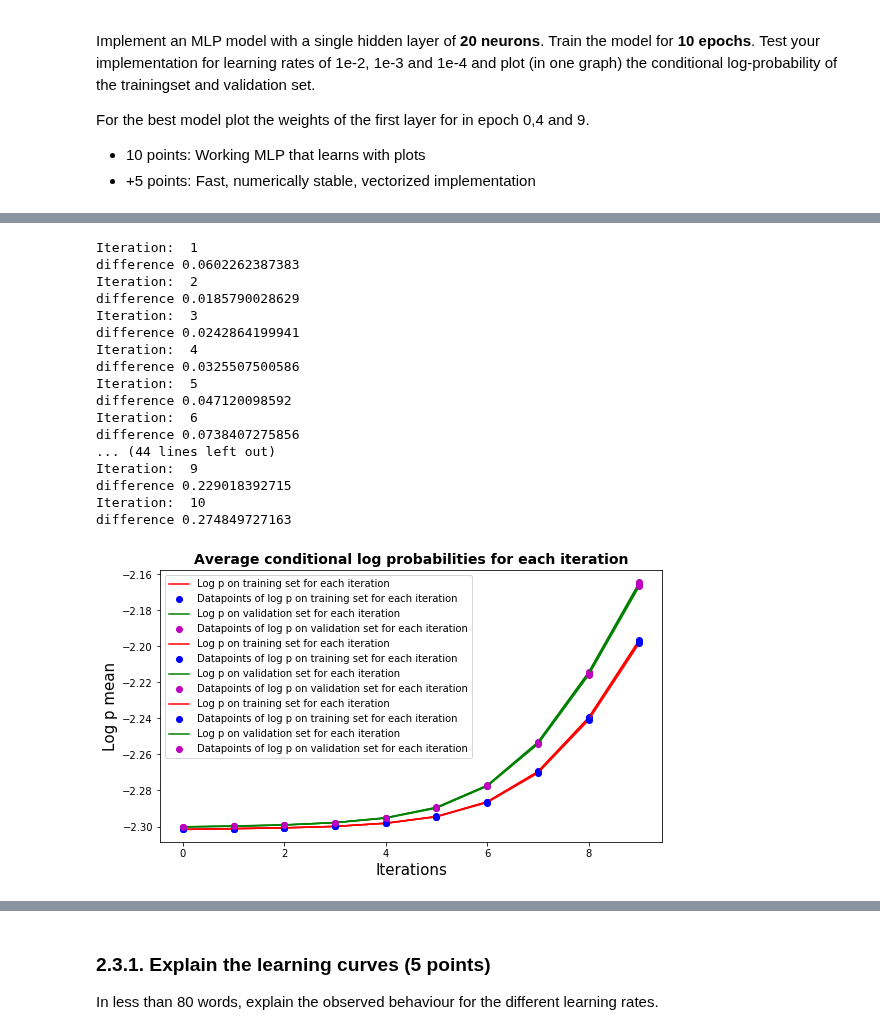
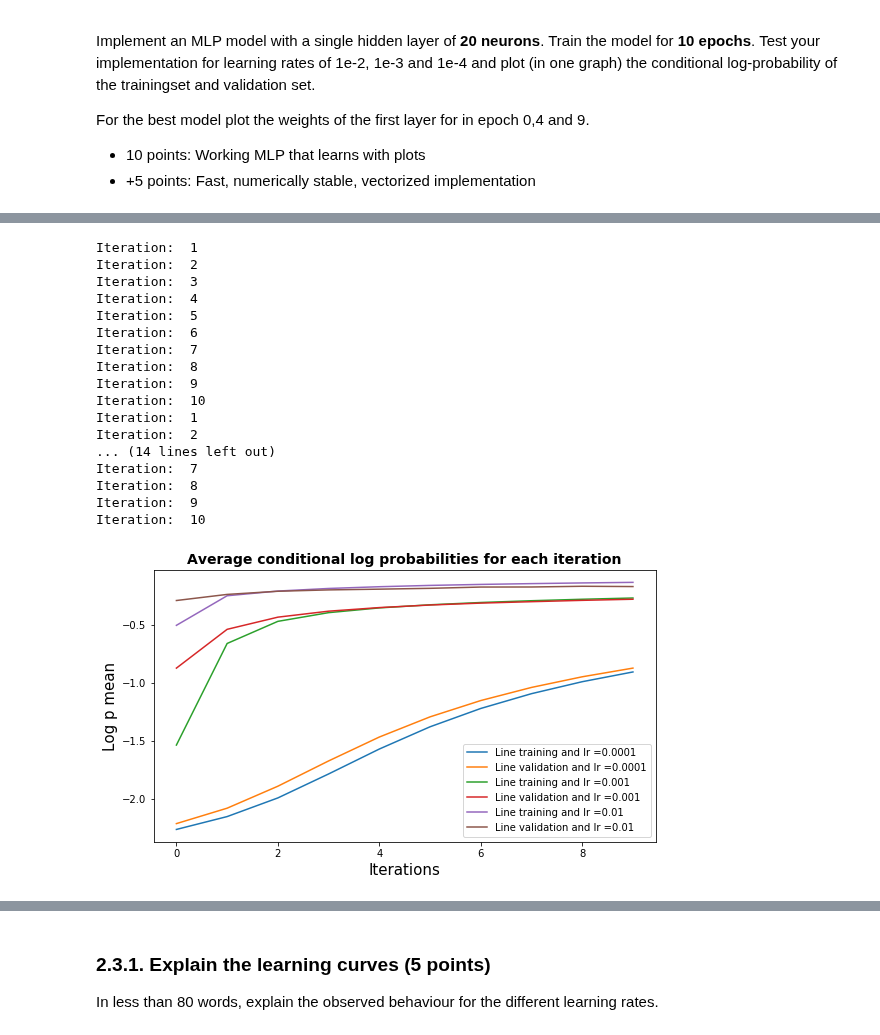
Before and after one commit to ML77777/ML1-18, a Jupyter notebook: Marvin/lab2.ipynb, the cells around one changed output, grey strips where cells are left out. Saved outputs shown, nothing was run; the diff lists cells and outputs as text; code cells hidden in the pictures.

```diff
--- a/Marvin/lab2.ipynb
+++ b/Marvin/lab2.ipynb
@@ -876,16 +895,11 @@ v = np.zeros((28*28,20))
 a = np.zeros((20,))
 
 logp_train, w, b,v,a = MLP_sgd_iter(x_train[:5], t_train[:20], w, b,v,a)
-#print(w)
-#print(b)
-#print(v)
-#print(np.sum(v))
-#print(a)
+
 
 # Plot the conditional loglikelihoods for the train and validation dataset after every iteration.
 def test_MLP(x_train, t_train, x_valid, t_valid, w, b,v,a,eta=1e-4):
     # YOUR CODE HERE
-    old_w = np.ones(w.shape)
 
     logp_train_avgs = []
     logp_valid_avgs = []
@@ -893,7 +907,6 @@ def test_MLP(x_train, t_train, x_valid, t_valid, w, b,v,a,eta=1e-4):
     while counter < 10:
 
         print('Iteration: ',counter+1)
-        old_w = w
         logp_train, w, b,v,a = MLP_sgd_iter(x_train, t_train, w, b,v,a,eta)
         logp_train_avg = logp_train/x_train.shape[0]
         logp_train_avgs.append(logp_train_avg)
@@ -908,12 +921,12 @@ def test_MLP(x_train, t_train, x_valid, t_valid, w, b,v,a,eta=1e-4):
         logp_valid_avgs.append(logp_valid_avg)
         counter +=1
 
-        print("difference", numpy.linalg.norm(w-old_w))
+       # print("Logp_valid_avg", logp_valid_avg)
 
-    plt.plot(np.arange(len(logp_train_avgs)), logp_train_avgs, 'r',label="Log p on training set for each iteration")
-    plt.plot(np.arange(len(logp_train_avgs)), logp_train_avgs, 'bo',label="Datapoints of log p on training set for each iteration ")
-    plt.plot(np.arange(len(logp_valid_avgs)), logp_valid_avgs, 'g',label="Log p on validation set for each iteration")
-    plt.plot(np.arange(len(logp_valid_avgs)), logp_valid_avgs, 'mo',label="Datapoints of log p on validation set for each iteration")
+    plt.plot(np.arange(len(logp_train_avgs)), logp_train_avgs, label="Line training and lr =" +str(eta))
+    #plt.plot(np.arange(len(logp_train_avgs)), logp_train_avgs, 'o',label="Datapoints training and lr =" + str(eta))
+    plt.plot(np.arange(len(logp_valid_avgs)), logp_valid_avgs,label="Line validation and lr =" +str(eta))
+    #plt.plot(np.arange(len(logp_valid_avgs)), logp_valid_avgs,'o',label="Datapoints validation and lr =" + str(eta))
     title = "Average conditional log probabilities for each iteration"
     plt.title(title,fontsize=14,fontweight="bold")
     plt.ylabel('Log p mean',fontsize=15)
@@ -924,7 +937,13 @@ def test_MLP(x_train, t_train, x_valid, t_valid, w, b,v,a,eta=1e-4):
 
     return w,b,v,a
 
-w,b,v,a = test_MLP(x_train, t_train, x_valid, t_valid, w, b,v,a)
+np.random.seed(1243)
+#w = np.zeros((20,10))
+w = np.random.normal(size=(20,10), scale=0.1)
+b = np.zeros((10,))
+v = np.random.normal(size=(28*28,20), scale=0.1)
+a = np.zeros((20,))
+w,b,v,a = test_MLP(x_train, t_train, x_valid, t_valid, w, b,v,a,1e-2)
 
 # Plot the weights of the first layer.
 
@@ -938,36 +966,43 @@ KeyboardInterrupt:
 # %%
 # plot the train and validation logp for all three learning rates in one figure
 
 
-#Per ongelukg zelfde kleur gedaan, moet dat weghalen boven. En weet niet of het echt met verschillendel learning rates doet.
+#Per ongelukg zelfde kleur gedaan, moet dat weghalen boven. En weet niet of het echt met verschillendle learning rates doet.
+#Maar de lijnen kloppen niet, de gradient met v en a kloppen wss niet. Hangt af van o.a. gradient van h die dus
+#delta q * Diag(w) nu
+#Maar hoort miss delta q * W. Alleen dan wordt het de shape (1 x 20) denk ik
+#En dan delta h * deriv_sig in dimension is (1 x 20) (20,1) = (1,1) of (20,20) is mogelijk maar wilt (0,20)
 
 np.random.seed(1243)
-w = np.zeros((20,10))
+#w = np.zeros((20,10))
+w = np.random.normal(size=(20,10), scale=0.1)
 b = np.zeros((10,))
-v = np.zeros((28*28,20))
+#v = np.zeros((28*28,20))
+v = np.random.normal(size=(28*28,20), scale=0.1)
 a = np.zeros((20,))
+
 # YOUR CODE HERE
-test_MLP(x_train, t_train, x_valid, t_valid, w, b,v,a)
-test_MLP(x_train, t_train, x_valid, t_valid, w, b,v,1e-3)
-test_MLP(x_train, t_train, x_valid, t_valid, w, b,v,1e-2)
+w_4,b_4,v_4,a_4 = test_MLP(x_train, t_train, x_valid, t_valid, w, b,v,a)
+w_3,b_3,v_3,a_3 = test_MLP(x_train, t_train, x_valid, t_valid, w, b,v,a,1e-3)
+w_2,b_2,v_2,a_2 = test_MLP(x_train, t_train, x_valid, t_valid, w, b,v,a,1e-2)
 plt.legend()
 plt.show()
 # %% [output]
 Iteration:  1
-difference 0.0602262387383
 Iteration:  2
-difference 0.0185790028629
 Iteration:  3
-difference 0.0242864199941
 Iteration:  4
-difference 0.0325507500586
 Iteration:  5
-difference 0.047120098592
 Iteration:  6
-difference 0.0738407275856
-... (44 lines left out)
+Iteration:  7
+Iteration:  8
 Iteration:  9
-difference 0.229018392715
 Iteration:  10
-difference 0.274849727163
+Iteration:  1
+Iteration:  2
+... (14 lines left out)
+Iteration:  7
+Iteration:  8
+Iteration:  9
+Iteration:  10
-[figure, old version]
+[figure, new version]
```
Also changed, not shown: parts of 12 cells of this notebook.
